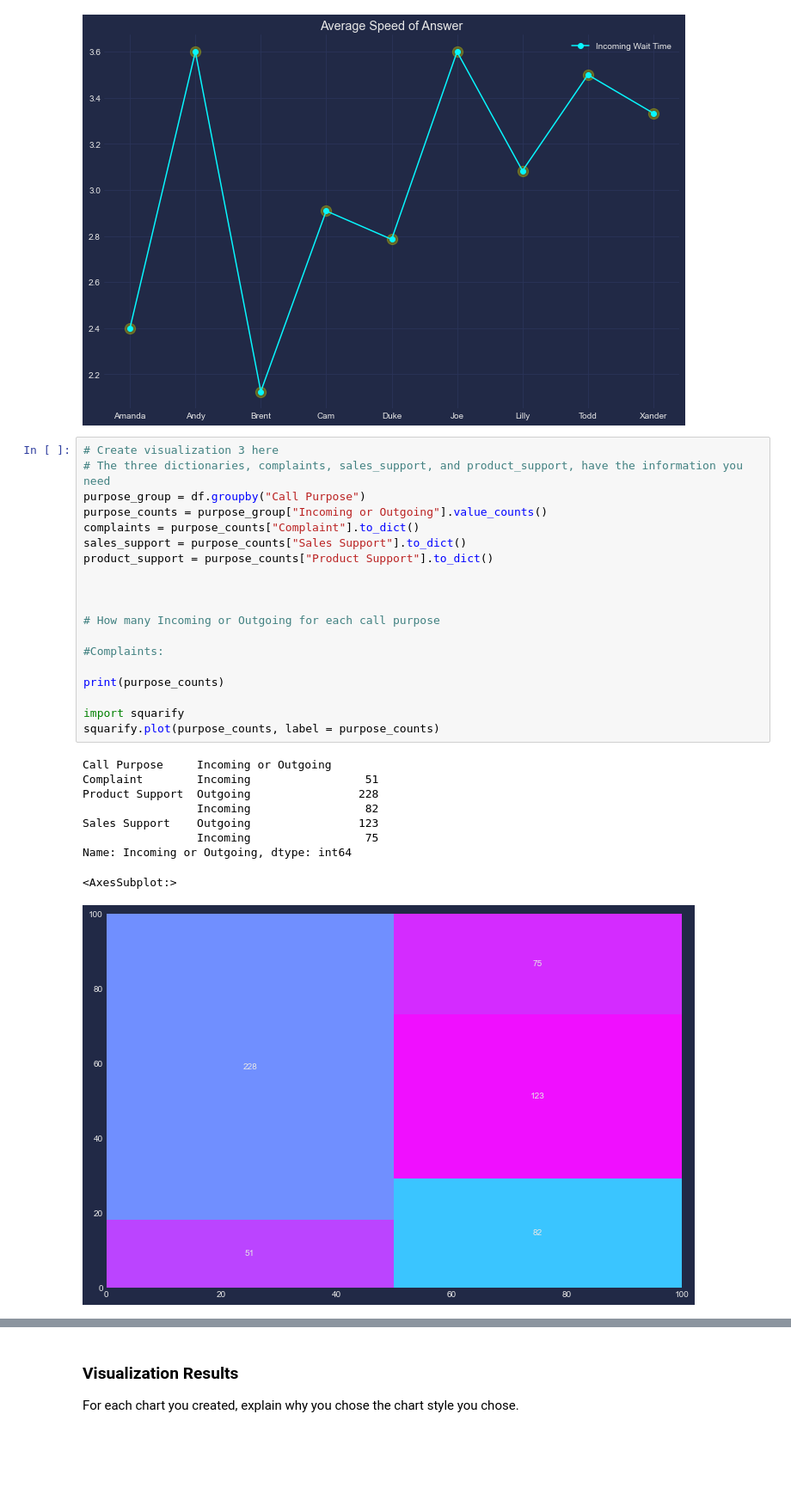
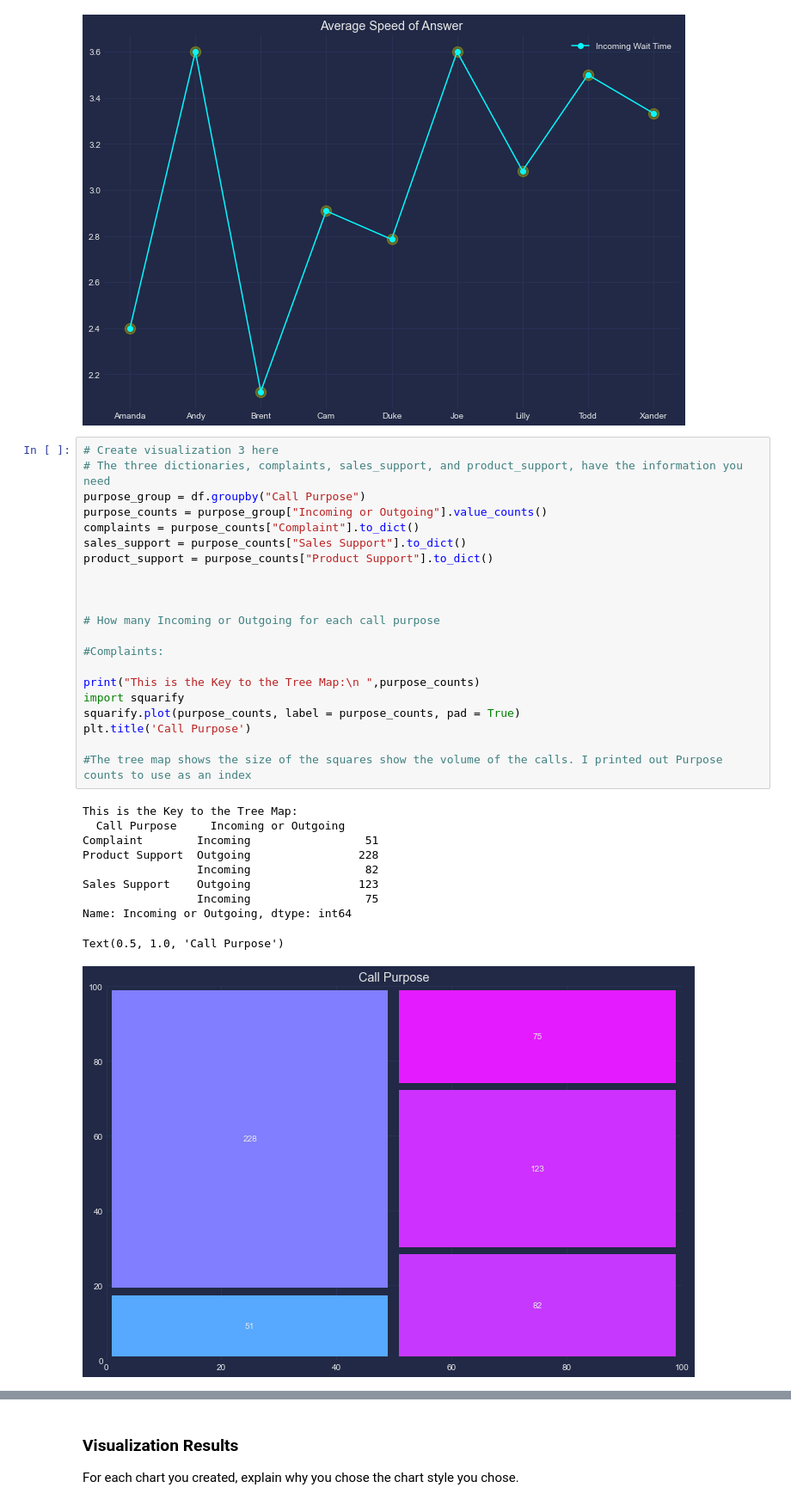
Before and after one commit to theuseriam/call-center-cleanup-assignment, a Jupyter notebook: Call Center Cleanup.ipynb, the cells around one changed output, grey strips where cells are left out. Shown at 86% size. Cells and saved outputs as stored; diff of their text form; blank space fills up the shorter version.

```diff
--- a/Call Center Cleanup.ipynb
+++ b/Call Center Cleanup.ipynb
@@ -506,29 +506,32 @@ UFuncTypeError: ufunc 'multiply' did not contain a loop with signature matching
 # %%
 # Create visualization 3 here
 # The three dictionaries, complaints, sales_support, and product_support, have the information you need
 purpose_group = df.groupby("Call Purpose")
 purpose_counts = purpose_group["Incoming or Outgoing"].value_counts()
 complaints = purpose_counts["Complaint"].to_dict()
 sales_support = purpose_counts["Sales Support"].to_dict()
 product_support = purpose_counts["Product Support"].to_dict()
 
 
 
 # How many Incoming or Outgoing for each call purpose
 
 #Complaints:
 
-print(purpose_counts)
+print("This is the Key to the Tree Map:\n ",purpose_counts)
+import squarify
+squarify.plot(purpose_counts, label = purpose_counts, pad = True)
+plt.title('Call Purpose')
 
-import squarify
-squarify.plot(purpose_counts, label = purpose_counts)
+#The tree map shows the size of the squares show the volume of the calls. I printed out Purpose counts to use as an index
 # %% [output]
-Call Purpose     Incoming or Outgoing
+This is the Key to the Tree Map:
+  Call Purpose     Incoming or Outgoing
 Complaint        Incoming                 51
 Product Support  Outgoing                228
                  Incoming                 82
 Sales Support    Outgoing                123
                  Incoming                 75
 Name: Incoming or Outgoing, dtype: int64
-<AxesSubplot:>
+Text(0.5, 1.0, 'Call Purpose')
-[figure, old version]
+[figure, new version]
```
Also changed, not shown: parts of 1 cell of this notebook.
